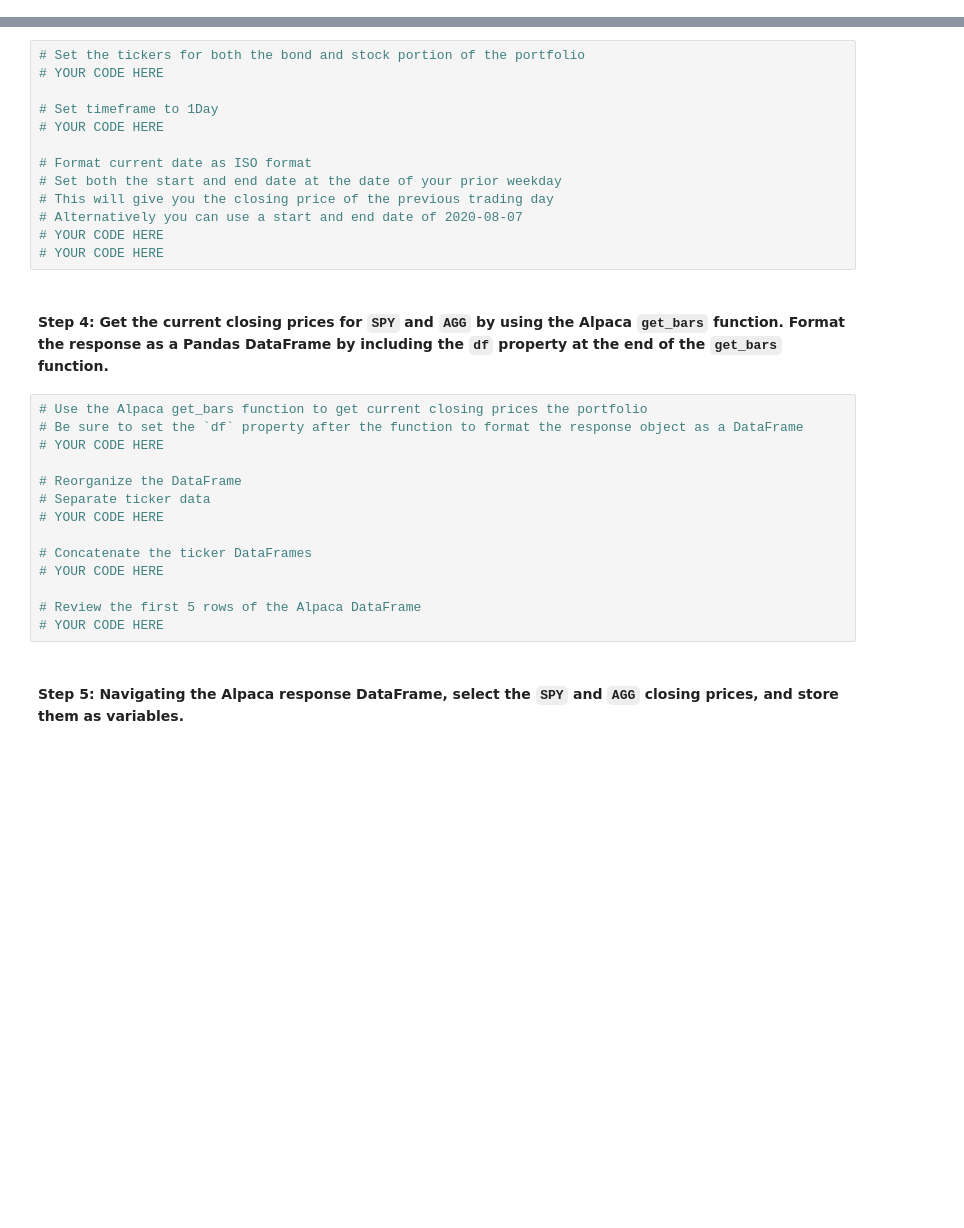
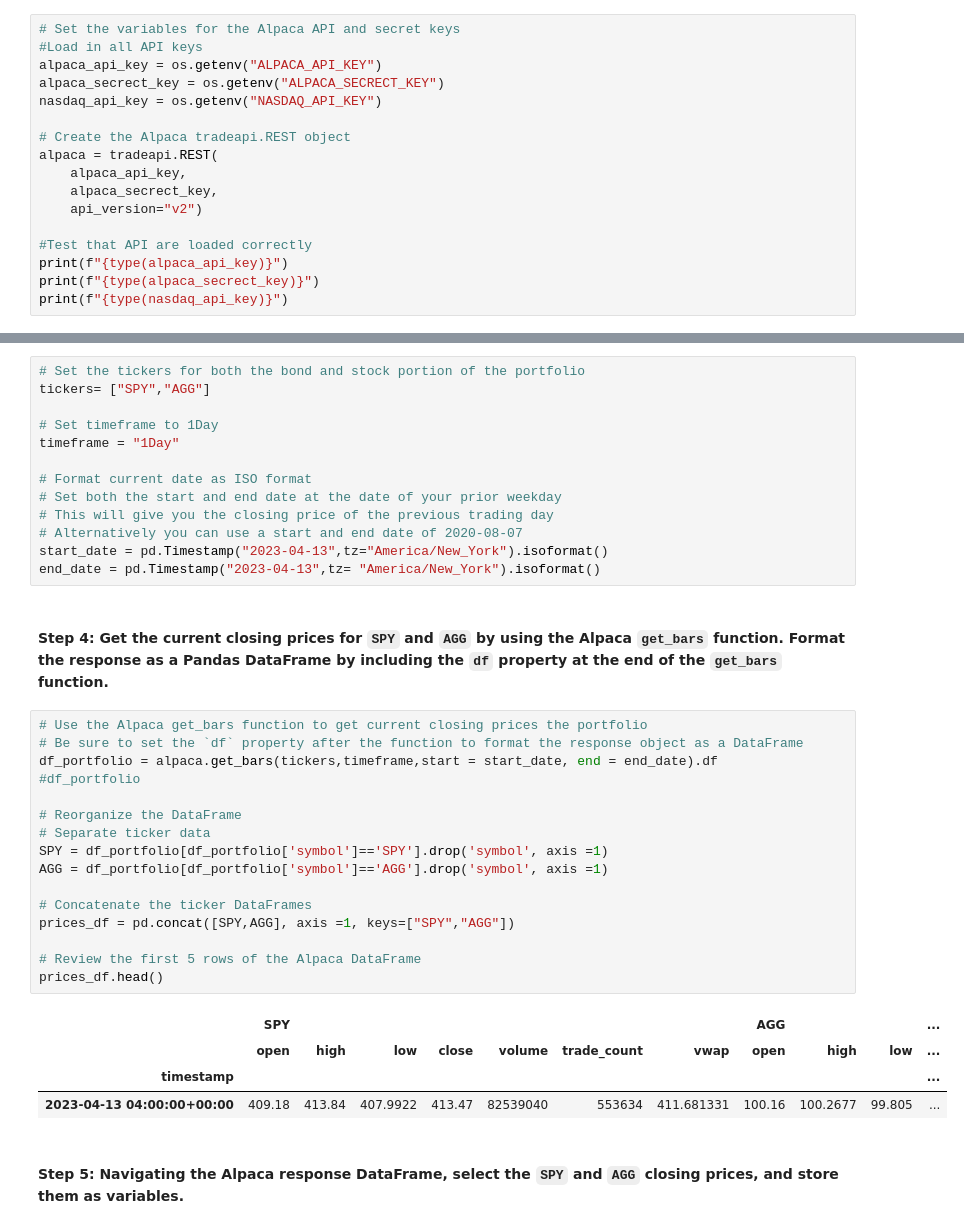
Before and after one commit to ssenhouse/challenge-05-042023, a Jupyter notebook: Starter_Code/financial_planning_tools.ipynb, the cells around one changed output, grey strips where cells are left out. Drawn from its saved outputs; the diff is of its cells as text; blank space fills up the shorter version.

```diff
--- a/Starter_Code/financial_planning_tools.ipynb
+++ b/Starter_Code/financial_planning_tools.ipynb
@@ -205,0 +191,17 @@ agg_shares = 200
+# %%
+# Set the variables for the Alpaca API and secret keys
+#Load in all API keys
+alpaca_api_key = os.getenv("ALPACA_API_KEY")
+alpaca_secrect_key = os.getenv("ALPACA_SECRECT_KEY")
+nasdaq_api_key = os.getenv("NASDAQ_API_KEY")
+
+# Create the Alpaca tradeapi.REST object
+alpaca = tradeapi.REST(
+    alpaca_api_key,
+    alpaca_secrect_key,
+    api_version="v2")
+
+#Test that API are loaded correctly
+print(f"{type(alpaca_api_key)}")
+print(f"{type(alpaca_secrect_key)}")
+print(f"{type(nasdaq_api_key)}")
@@ -213,33 +219,40 @@ agg_shares = 200
 - `start_date` and `end_date`: Use the same date for these parameters, and format them with the date of the previous weekday (or `2020-08-07`). This is because you want the one closing price for the most-recent trading day.
 # %%
 # Set the tickers for both the bond and stock portion of the portfolio
-# YOUR CODE HERE
+tickers= ["SPY","AGG"]
 
 # Set timeframe to 1Day
-# YOUR CODE HERE
+timeframe = "1Day"
 
 # Format current date as ISO format
 # Set both the start and end date at the date of your prior weekday
 # This will give you the closing price of the previous trading day
 # Alternatively you can use a start and end date of 2020-08-07
-# YOUR CODE HERE
-# YOUR CODE HERE
+start_date = pd.Timestamp("2023-04-13",tz="America/New_York").isoformat()
+end_date = pd.Timestamp("2023-04-13",tz= "America/New_York").isoformat()
 # %% [markdown]
 #### Step 4: Get the current closing prices for `SPY` and `AGG` by using the Alpaca `get_bars` function. Format the response as a Pandas DataFrame by including the `df` property at the end of the `get_bars` function.
 # %%
 # Use the Alpaca get_bars function to get current closing prices the portfolio
 # Be sure to set the `df` property after the function to format the response object as a DataFrame
-# YOUR CODE HERE
+df_portfolio = alpaca.get_bars(tickers,timeframe,start = start_date, end = end_date).df
+#df_portfolio
 
 # Reorganize the DataFrame
 # Separate ticker data
-# YOUR CODE HERE
+SPY = df_portfolio[df_portfolio['symbol']=='SPY'].drop('symbol', axis =1)
+AGG = df_portfolio[df_portfolio['symbol']=='AGG'].drop('symbol', axis =1)
 
 # Concatenate the ticker DataFrames
-# YOUR CODE HERE
+prices_df = pd.concat([SPY,AGG], axis =1, keys=["SPY","AGG"])
 
 # Review the first 5 rows of the Alpaca DataFrame
-# YOUR CODE HERE
+prices_df.head()
+# %% [output]
+|  | SPY |  |  |  |  |  |  | AGG |  |  | ... |
+|  | open | high | low | close | volume | trade_count | vwap | open | high | low | ... |
+| timestamp |  |  |  |  |  |  |  |  |  |  | ... |
+| 2023-04-13 04:00:00+00:00 | 409.18 | 413.84 | 407.9922 | 413.47 | 82539040 | 553634 | 411.681331 | 100.16 | 100.2677 | 99.805 | ... |
 # %% [markdown]
 #### Step 5: Navigating the Alpaca response DataFrame, select the `SPY` and `AGG` closing prices, and store them as variables.
 # %%
```
Also changed, not shown: parts of 10 cells of this notebook.
